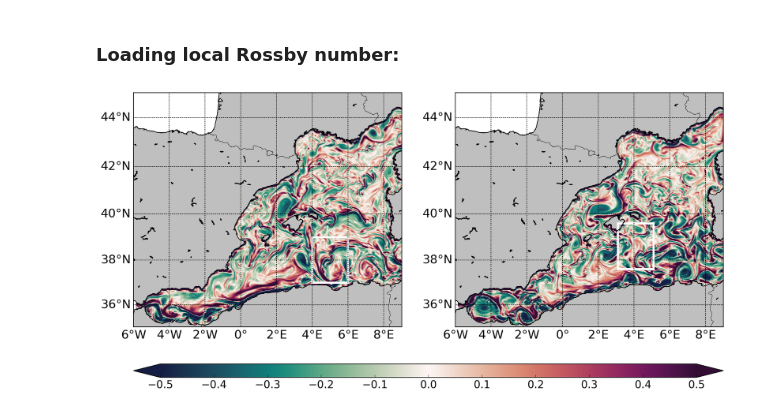
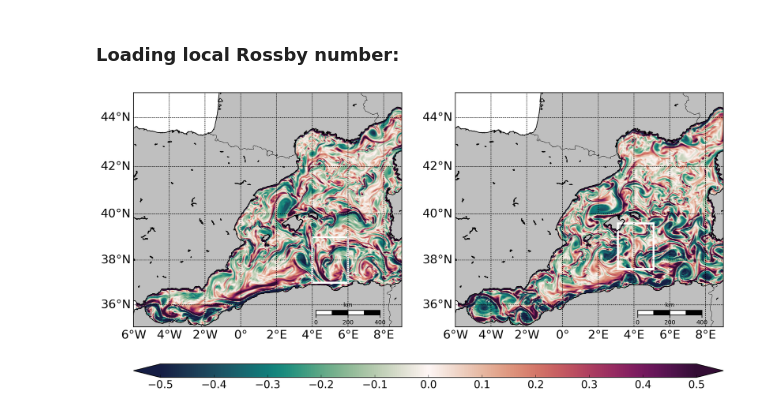
Before and after one commit to LauraGomezNavarro/paper_Gomez-Navarro_etal_2018, a Jupyter notebook: fig3.ipynb, the cells around one changed output. Drawn from its saved outputs; the diff is of its cells as text; code cells hidden in the pictures.

```diff
--- a/fig3.ipynb
+++ b/fig3.ipynb
@@ -166,12 +166,15 @@ box_p168 = [3.1, 5.1, 37.6, 39.6]
 # %%
 ax1, ax2, my_map1, my_map2 = plot_2_map(lon, lat, rb_1_ma, lon, lat
      , rb_2_ma, box=box_plot, vmin=-.5, vmax=.5, cmap=cmocean.cm.curl)
 
 plot_box( my_map1, ax1, box_p015[0], box_p015[1], box_p015[2], box_p015[3], input_type='coord' )
 
 plot_box( my_map2, ax2, box_p168[0], box_p168[1], box_p168[2], box_p168[3], input_type='coord' )
 
+my_map1.drawmapscale(6., 35.65, 8., 35.7, 400, barstyle='fancy')
+my_map2.drawmapscale(6., 35.65, 8., 35.7, 400, barstyle='fancy')
+
 savename = '/Users/laura/Documents/scripts/IMEDEA/figs/new_cutoff_figs/' + 'rel_vort_WMOP_evan_BOX' + '.png'
 plt.savefig(str(savename), bbox_inches='tight')
 # %% [output]
-[figure, old version]
+[figure, new version]
```
